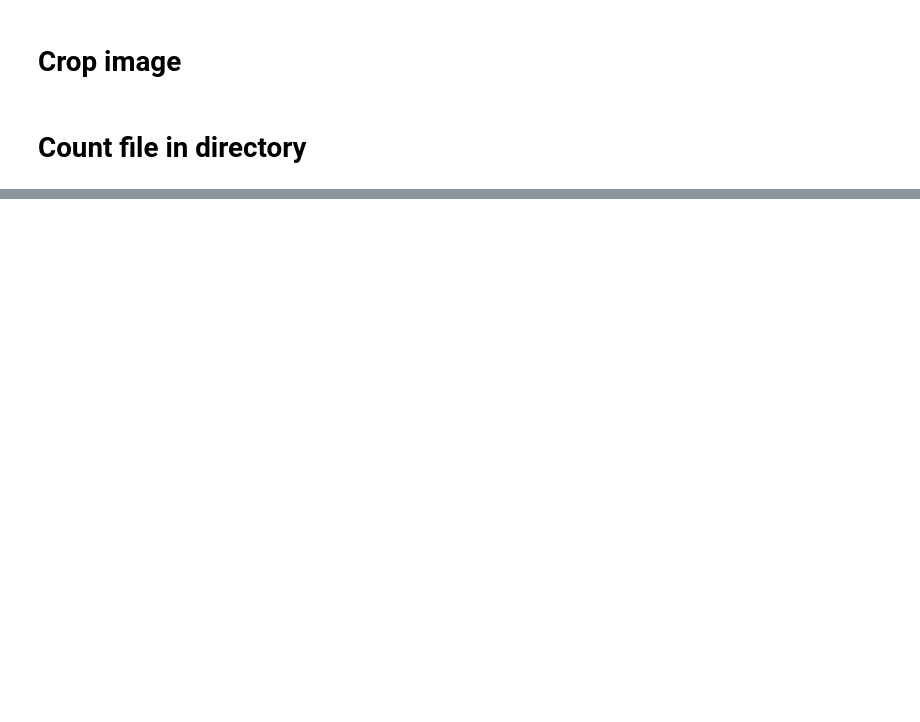
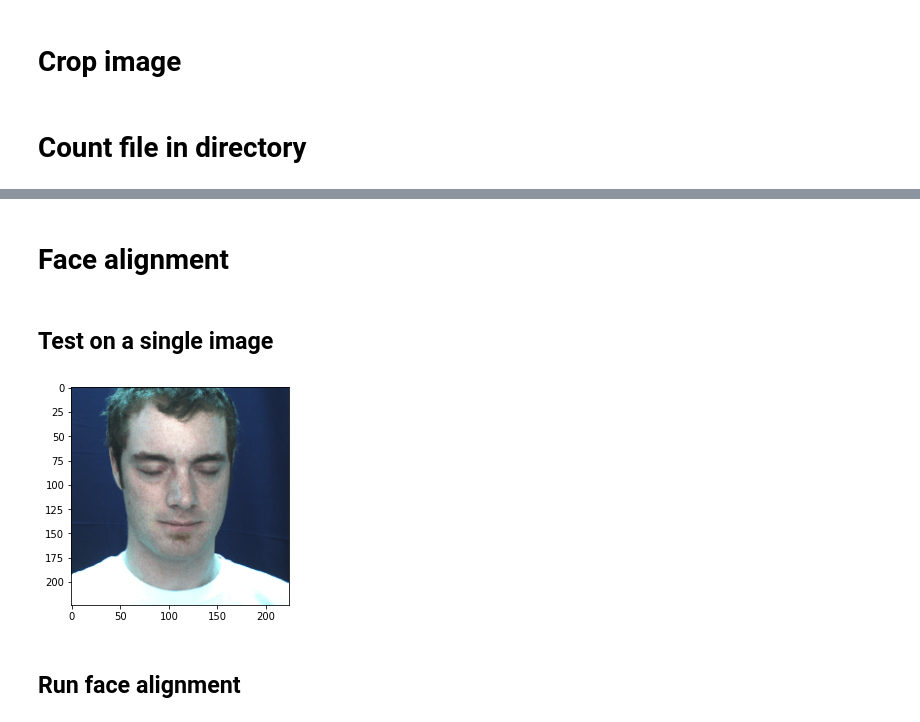
Before and after one commit to mluqmanhakim/personality-recognition, a Jupyter notebook: ME-GraphAU/MTCNN-pytorch.ipynb, the cells around one changed output, grey strips where cells are left out. Drawn from its saved outputs; the diff is of its cells as text; code cells hidden in the pictures; blank space fills up the shorter version.

```diff
--- a/ME-GraphAU/MTCNN-pytorch.ipynb
+++ b/ME-GraphAU/MTCNN-pytorch.ipynb
@@ -135,34 +213,0 @@ print(counter)
-# %%
-start_time = time.time()
-video_names = ['SN009']
-input_dir = "/home/luqman/ME-GraphAU/data/DISFA/img"
-batch_size = 32
-mtcnn = MTCNN(keep_all=True, device='cuda:0')
-
-for v in video_names:
-    print(f'Processing {v}')
-    frames = []
-    boxes = []
-    img_dir = os.path.join(input_dir, v)
-    files_count = len([name for name in os.listdir(img_dir)])
-
-    for i in range(files_count):
-        filename = str(i+1) + '.png'
-        img_path = os.path.join(img_dir, filename)
-        img = cv2.cvtColor(cv2.imread(img_path), cv2.COLOR_BGR2RGB)
-        frame = Image.fromarray(img)
-        frames.append(frame)
-
-        if (len(frames) == batch_size or (i+1 == files_count)):
-            batch_boxes, _ = mtcnn.detect(frames)
-            boxes.extend(batch_boxes)
-            frames = []
-
-    out_filename = v + ".pickle"
-    out_path = os.path.join('/nas/project_data/B1_Behavior/hakim/ME-GraphAU/data/DISFA/mtcnn', out_filename)
-    outfile = open(out_path, 'wb')
-    pickle.dump(boxes, outfile)
-    outfile.close()
-    print(f'output is saved on {out_path}')
-
-print("--- %s seconds ---" % (time.time() - start_time))
@@ -195,0 +239,2 @@ boxes[1740]
+# %% [markdown]
+# Face alignment
@@ -195,0 +283,15 @@ boxes[1740]
+# %% [markdown]
+## Test on a single image
+# %%
+img_path = '/nas/project_data/B1_Behavior/hakim/ME-GraphAU/data/DISFA/frames/SN002/1.png'
+img = cv2.cvtColor(cv2.imread(img_path), cv2.COLOR_BGR2RGB)
+frame = Image.fromarray(img)
+mtcnn = MTCNN(keep_all=True, device='cuda:0')
+boxes, probs, landmarks = mtcnn.detect(frame, landmarks=True)
+# %%
+aligned_img = face_alignment(img, landmarks[0])
+# %%
+plt.imshow(aligned_img)
+plt.show()
+# %% [output]
+[figure, added]
@@ -195,0 +301,2 @@ boxes[1740]
+# %% [markdown]
+## Run face alignment
```
Also changed, not shown: parts of 20 cells of this notebook, 5 other files.
